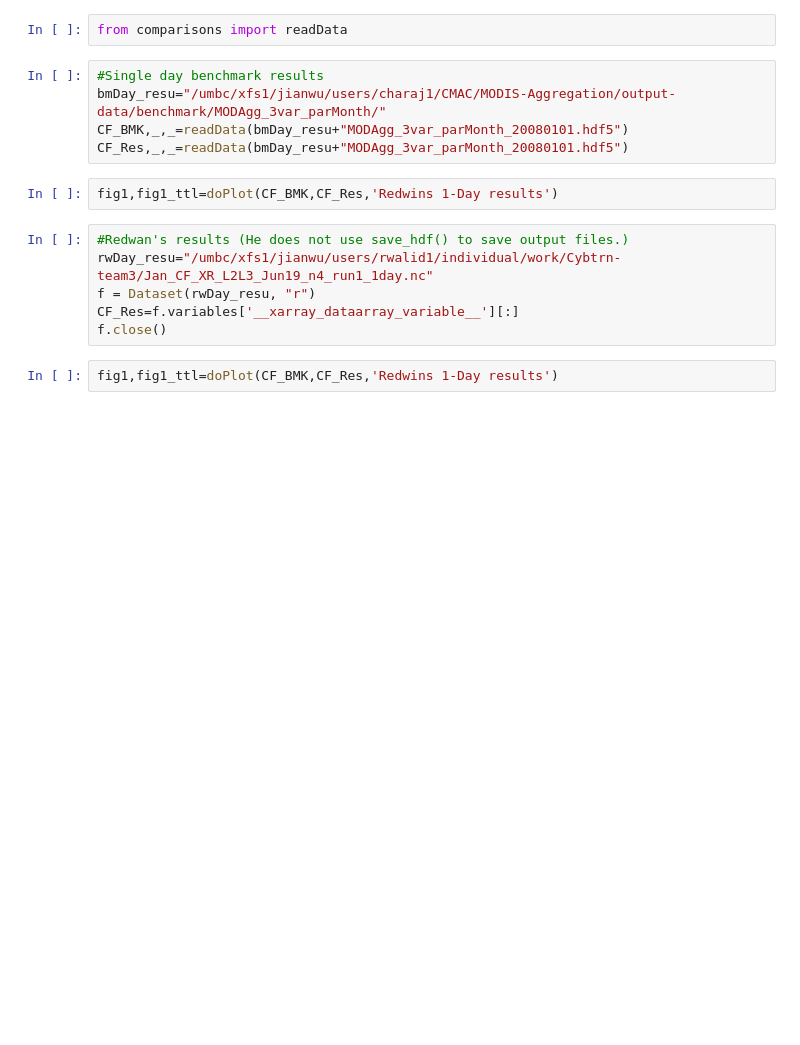
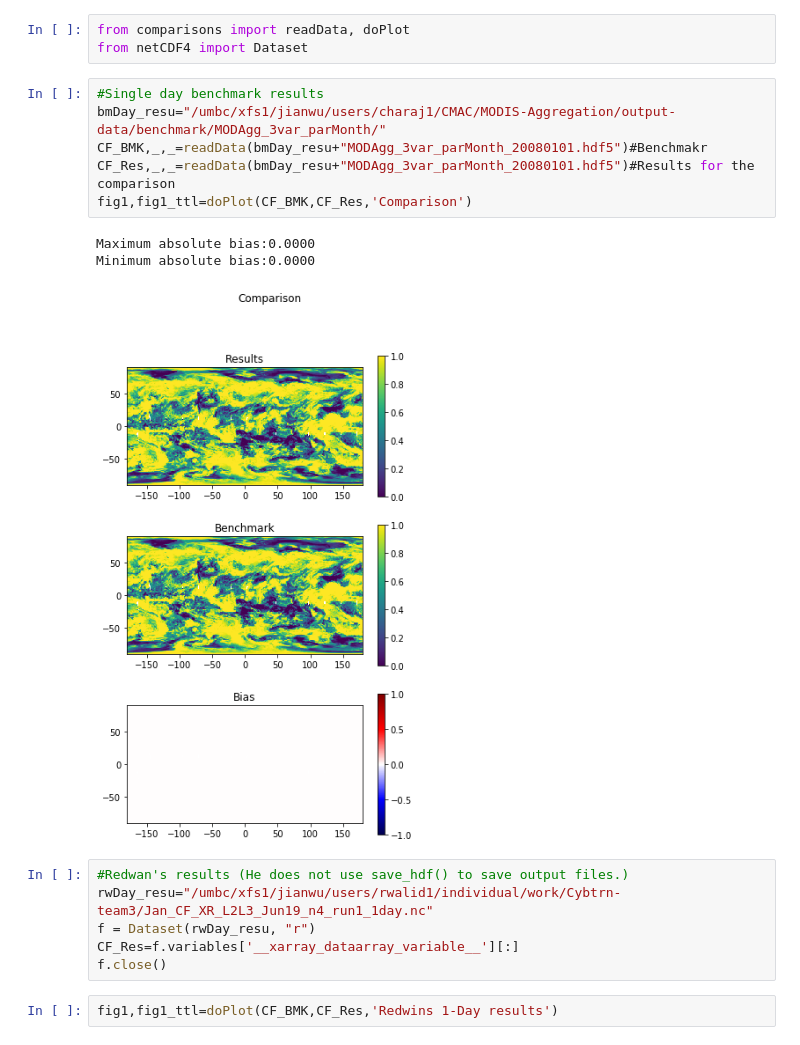
Before and after one commit to big-data-lab-umbc/MODIS_Aggregation, a Jupyter notebook: source/baseline/Comparison_tool.ipynb, the cells around one changed output. Cells and saved outputs as stored; diff of their text form; blank space fills up the shorter version.

Commit message:
To display absolute min and max biases, and an explicit example

```diff
--- a/source/baseline/Comparison_tool.ipynb
+++ b/source/baseline/Comparison_tool.ipynb
@@ -1,12 +1,16 @@
 # %%
-from comparisons import readData
+from comparisons import readData, doPlot
+from netCDF4 import Dataset
 # %%
 #Single day benchmark results
 bmDay_resu="/umbc/xfs1/jianwu/users/charaj1/CMAC/MODIS-Aggregation/output-data/benchmark/MODAgg_3var_parMonth/"
-CF_BMK,_,_=readData(bmDay_resu+"MODAgg_3var_parMonth_20080101.hdf5")
-CF_Res,_,_=readData(bmDay_resu+"MODAgg_3var_parMonth_20080101.hdf5")
+CF_BMK,_,_=readData(bmDay_resu+"MODAgg_3var_parMonth_20080101.hdf5")#Benchmakr
+CF_Res,_,_=readData(bmDay_resu+"MODAgg_3var_parMonth_20080101.hdf5")#Results for the comparison
+fig1,fig1_ttl=doPlot(CF_BMK,CF_Res,'Comparison')
+# %% [output]
+Maximum absolute bias:0.0000
+Minimum absolute bias:0.0000
+[figure, added]
-# %%
-fig1,fig1_ttl=doPlot(CF_BMK,CF_Res,'Redwins 1-Day results')
 # %%
 #Redwan's results (He does not use save_hdf() to save output files.)
 rwDay_resu="/umbc/xfs1/jianwu/users/rwalid1/individual/work/Cybtrn-team3/Jan_CF_XR_L2L3_Jun19_n4_run1_1day.nc"
```
Also changed, not shown: parts of 1 cell of this notebook, 1 other file.
